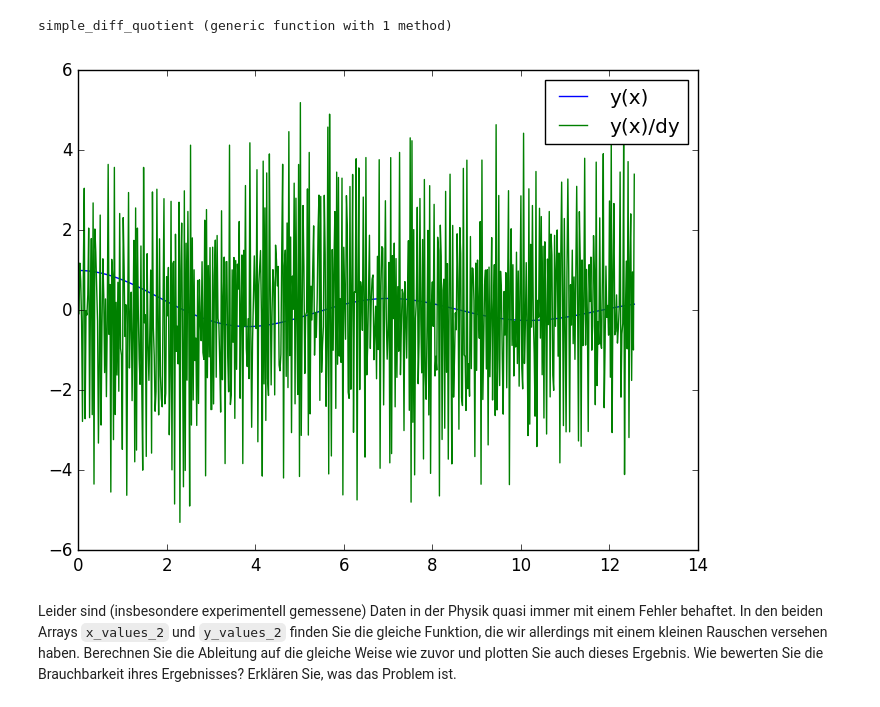
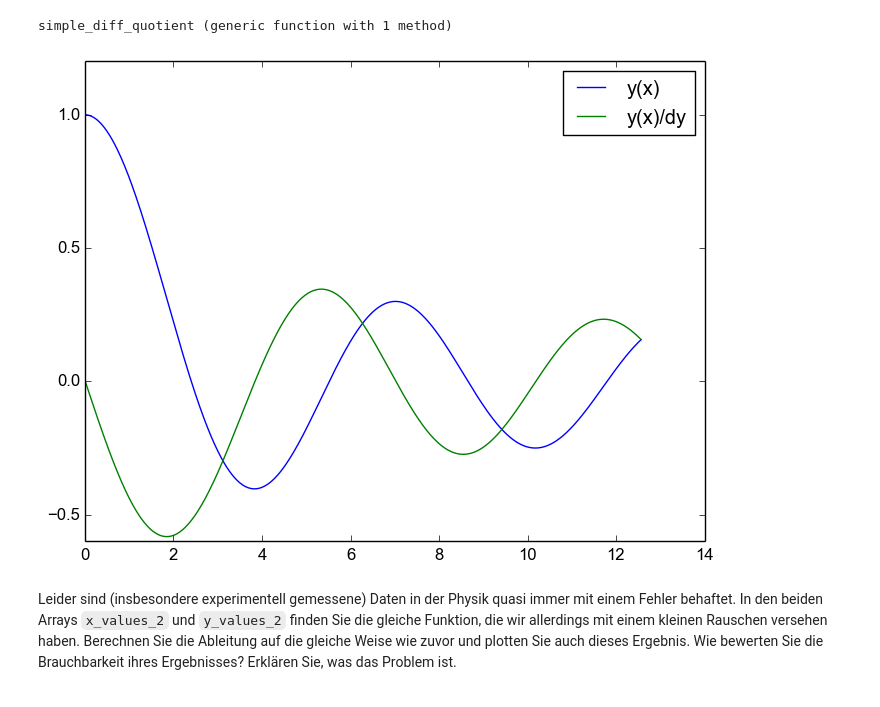
Before and after one commit to ofilla/compphys2016, a Jupyter notebook: actual/03_rauschmittel.ipynb, the cells around one changed output. Saved outputs shown, nothing was run; the diff lists cells and outputs as text; code cells hidden in the pictures.

```diff
--- a/actual/03_rauschmittel.ipynb
+++ b/actual/03_rauschmittel.ipynb
@@ -51,15 +51,15 @@ simple_diff_quotient (generic function with 1 method)
 # %%
 using PyPlot
 
 quotients1 = simple_diff_quotient(x_values_1, y_values_1)
 
 figure()
 plot(x_values_1, y_values_1, label="y(x)")
-plot(x_values_1[2:end], quotients, label="y(x)/dy")
+plot(x_values_1[2:end], quotients1, label="y(x)/dy")
 legend()
 ;
 # %% [output]
-[figure, old version]
+[figure, new version]
 # %% [markdown]
 Leider sind (insbesondere experimentell gemessene) Daten in der Physik quasi immer mit einem Fehler behaftet. In den beiden Arrays `x_values_2` und `y_values_2` finden Sie die gleiche Funktion, die wir allerdings mit einem kleinen Rauschen versehen haben. Berechnen Sie die Ableitung auf die gleiche Weise wie zuvor und plotten Sie auch dieses Ergebnis. Wie bewerten Sie die Brauchbarkeit ihres Ergebnisses? Erklären Sie, was das Problem ist.
 # %%
```
Also changed, not shown: parts of 4 cells of this notebook, 1 other file.
